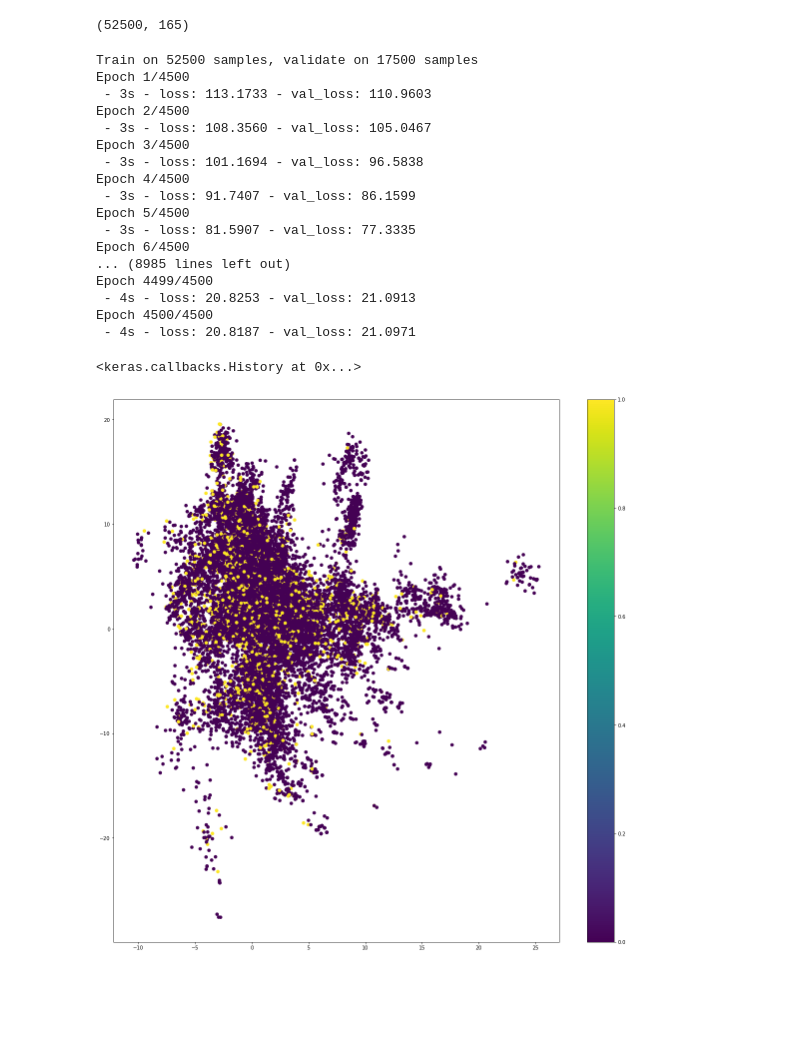
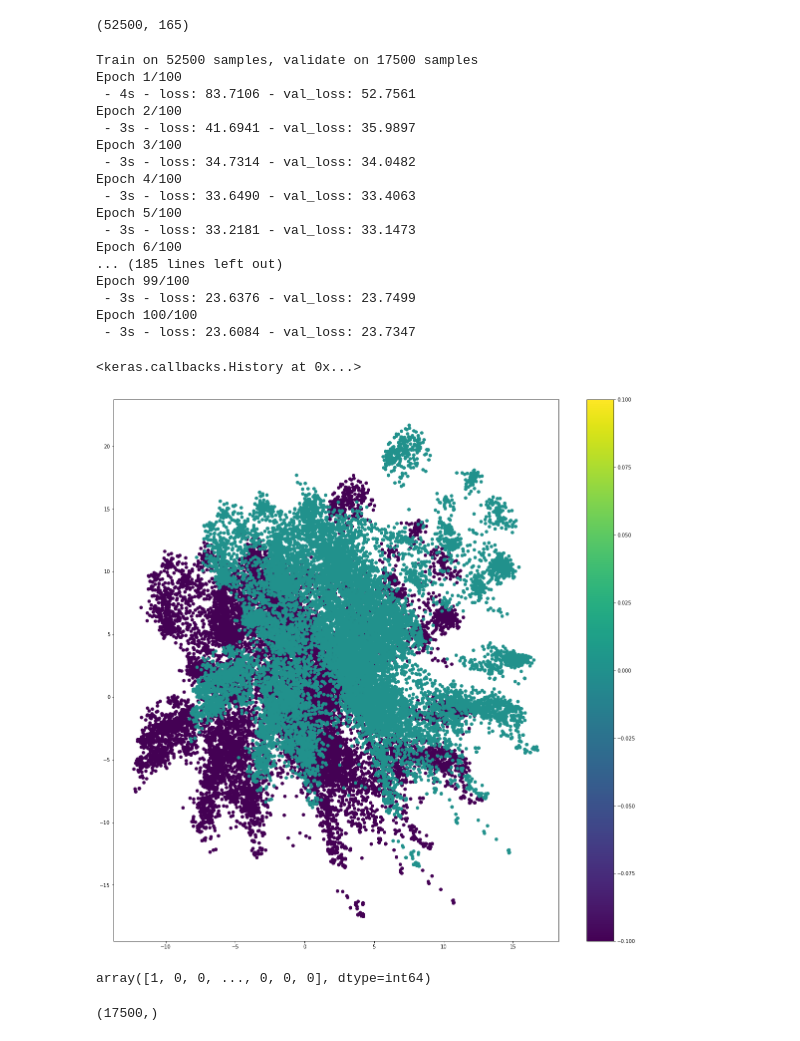
Before and after one commit to hamemomo/ML_tools, a Jupyter notebook: kaggle_goodbad_car/VAE_goodbadcar.ipynb, the cells around one changed output. Drawn from its saved outputs; the diff is of its cells as text; code cells hidden in the pictures; blank space fills up the shorter version.

```diff
--- a/kaggle_goodbad_car/VAE_goodbadcar.ipynb
+++ b/kaggle_goodbad_car/VAE_goodbadcar.ipynb
@@ -220,7 +220,7 @@ x_decoded_mean = decoder_mean(h_decoded)
 
 #This model will include all layers required in the computation of x given x_decoded_mean.
 vae = Model(x, x_decoded_mean)
-adam = keras.optimizers.Adam(lr=0.0001, beta_1=0.99, beta_2=0.999, amsgrad=False)
+adam = keras.optimizers.Adam(lr=0.001, beta_1=0.99, beta_2=0.999, amsgrad=False)
 vae.compile(optimizer=adam, loss=vae_loss)
 
 
@@ -233,38 +233,47 @@ vae.fit(x=X_train_ori,
         validation_data=(X_test_ori, X_test_ori))
 # %% [output]
 Train on 52500 samples, validate on 17500 samples
-Epoch 1/4500
- - 3s - loss: 113.1733 - val_loss: 110.9603
-Epoch 2/4500
- - 3s - loss: 108.3560 - val_loss: 105.0467
-Epoch 3/4500
- - 3s - loss: 101.1694 - val_loss: 96.5838
-Epoch 4/4500
- - 3s - loss: 91.7407 - val_loss: 86.1599
-Epoch 5/4500
- - 3s - loss: 81.5907 - val_loss: 77.3335
-Epoch 6/4500
-... (8985 lines left out)
-Epoch 4499/4500
- - 4s - loss: 20.8253 - val_loss: 21.0913
-Epoch 4500/4500
- - 4s - loss: 20.8187 - val_loss: 21.0971
+Epoch 1/100
+ - 4s - loss: 83.7106 - val_loss: 52.7561
+Epoch 2/100
+ - 3s - loss: 41.6941 - val_loss: 35.9897
+Epoch 3/100
+ - 3s - loss: 34.7314 - val_loss: 34.0482
+Epoch 4/100
+ - 3s - loss: 33.6490 - val_loss: 33.4063
+Epoch 5/100
+ - 3s - loss: 33.2181 - val_loss: 33.1473
+Epoch 6/100
+... (185 lines left out)
+Epoch 99/100
+ - 3s - loss: 23.6376 - val_loss: 23.7499
+Epoch 100/100
+ - 3s - loss: 23.6084 - val_loss: 23.7347
 <keras.callbacks.History at 0x...>
+# %%
+xx = np.ones(17500,)
+yy = np.zeros(17500,)
 # %%
 # build a model to project inputs on the latent space
 encoder = Model(x, z_mean)
 
 # display a 2D plot of the digit classes in the latent space
 x_test_encoded = encoder.predict(X_test, batch_size=batch_size)
 plt.figure(figsize=(20, 20))
-plt.scatter(x_test_encoded[:, 0], x_test_encoded[:, 1], c=Y_test)
+plt.scatter(x_test_encoded[:, 0], x_test_encoded[:, 1], c=xx)
+plt.scatter(x_test_encoded[:, 0]+4, x_test_encoded[:, 1]+4, c=yy)
+
 plt.colorbar()
 plt.show()
 
 # build a digit generator that can sample from the learned distribution
 decoder_input = Input(shape=(latent_dim,))
 _h_decoded = decoder_h(decoder_input)
 _x_decoded_mean = decoder_mean(_h_decoded)
 generator = Model(decoder_input, _x_decoded_mean)
 # %% [output]
-[figure, old version]
+[figure, new version]
+# %%
+Y_test
+# %% [output]
+array([1, 0, 0, ..., 0, 0, 0], dtype=int64)
@@ -270,0 +282,4 @@ generator = Model(decoder_input, _x_decoded_mean)
+# %%
+x.shape
+# %% [output]
+(17500,)
```
Also changed, not shown: parts of 2 cells of this notebook, 2 other files.
